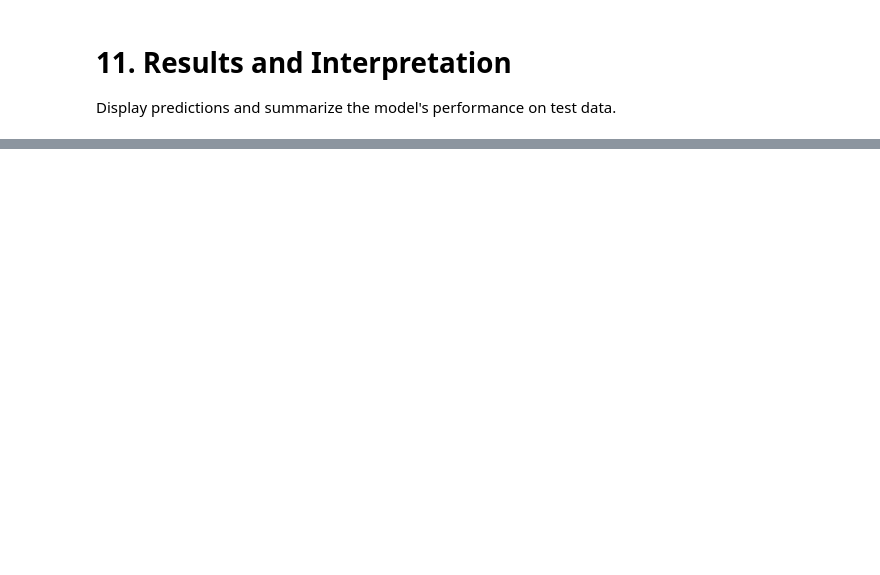
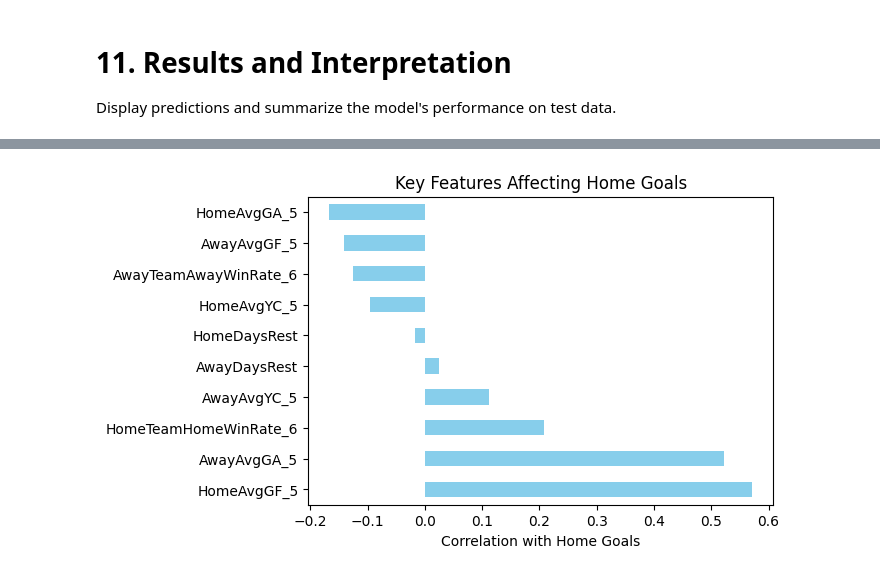
Before and after one commit to n-sherif/PersonalProjectPremierLeague, a Jupyter notebook: New.ipynb, the cells around one changed output, grey strips where cells are left out. Saved outputs shown, nothing was run; the diff lists cells and outputs as text; code cells hidden in the pictures; blank space fills up the shorter version.

```diff
--- a/New.ipynb
+++ b/New.ipynb
@@ -489,0 +608,17 @@ dtype: float64
+# %%
+
+# Make a copy of your features
+corr_matrix = X_train.copy()
+
+# Add the target column
+corr_matrix['HomeGoals'] = train_data['FullTimeHomeGoals']
+home_corr = corr_matrix.corr()['HomeGoals'].sort_values(ascending=False)
+
+home_corr_filtered = home_corr[home_corr.index != 'HomeGoals']
+
+home_corr_filtered.plot(kind='barh', figsize=(6,4), color='skyblue')
+plt.xlabel("Correlation with Home Goals")
+plt.title("Key Features Affecting Home Goals")
+plt.show()
+# %% [output]
+[figure, added]
```
Also changed, not shown: parts of 77 cells of this notebook, 2 other files.
